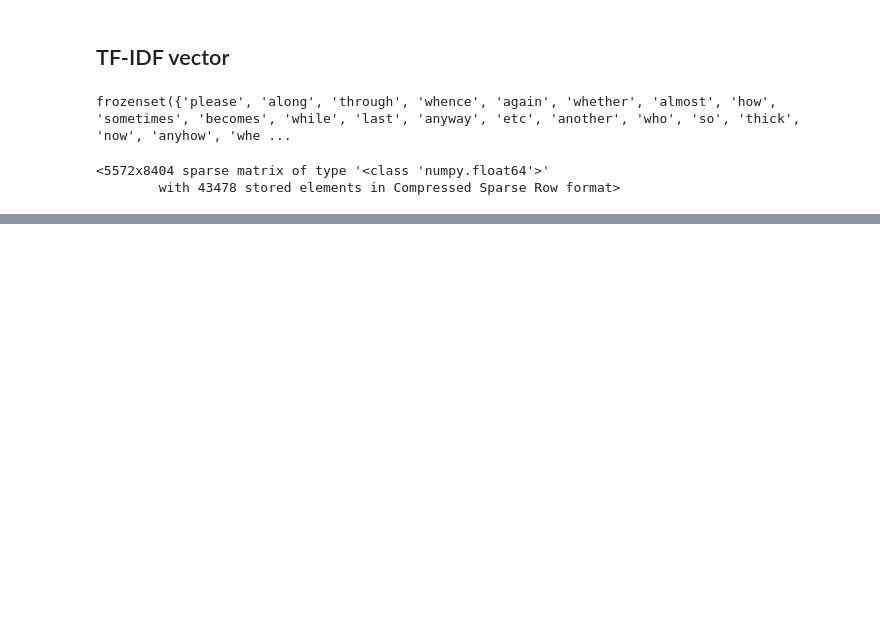
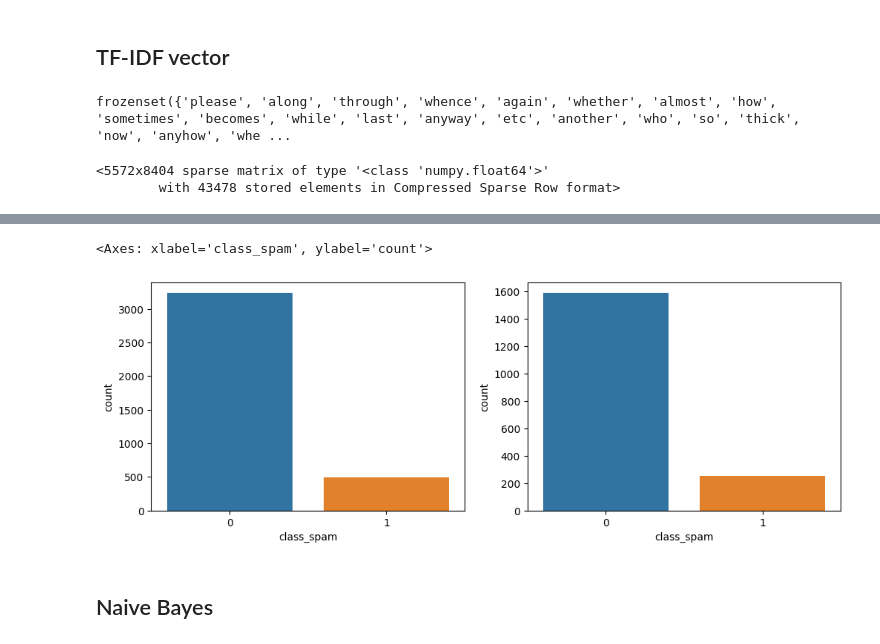
Before and after one commit to VineelaNedunuri/Machine-Learning-vineela-nedunuri, a Jupyter notebook: code-alongs/Lec12-Naive_bayes.ipynb, the cells around one changed output, grey strips where cells are left out. Saved outputs shown, nothing was run; the diff lists cells and outputs as text; code cells hidden in the pictures; blank space fills up the shorter version.

Commit message:
navie_bayes

```diff
--- a/code-alongs/Lec12-Naive_bayes.ipynb
+++ b/code-alongs/Lec12-Naive_bayes.ipynb
@@ -135,4 +148,9 @@ X_train.shape, X_test.shape
 # %%
-fig, ax = plt.subplots(1,2, dpi = 100, figsize = (8,3))
+fig, ax = plt.subplots(1,2, dpi = 100, figsize = (12,4))
 sns.countplot(x = y_train, ax = ax[0])
 sns.countplot(x = y_test, ax = ax[1])
+# %% [output]
+<Axes: xlabel='class_spam', ylabel='count'>
+[figure, added]
+# %% [markdown]
+## Naive Bayes
```
Also changed, not shown: parts of 21 cells of this notebook.
